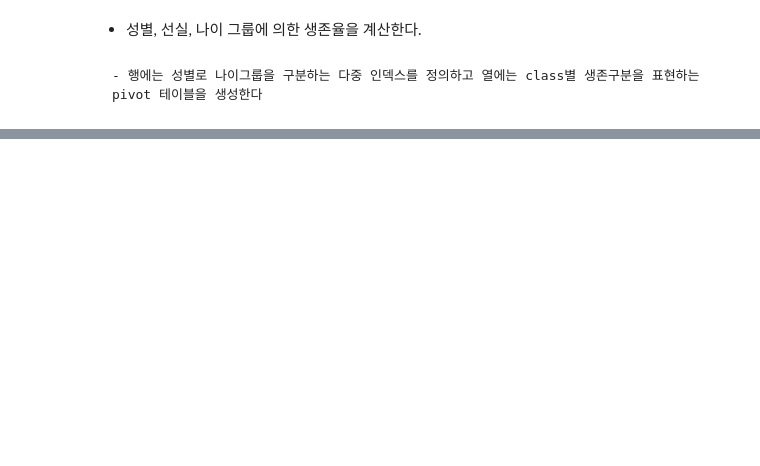
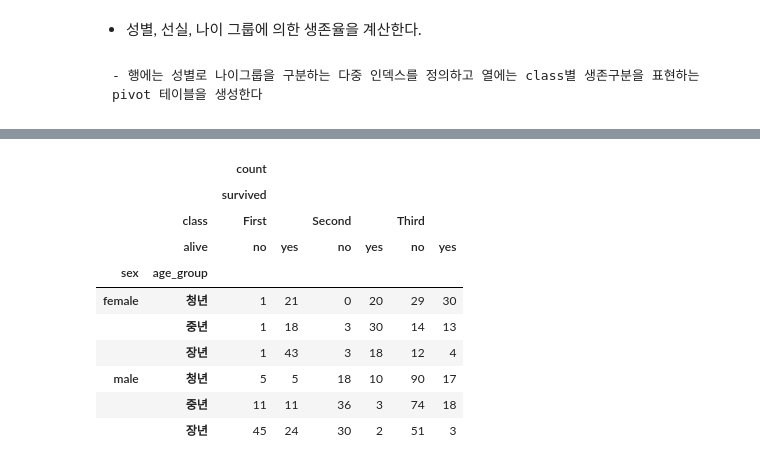
Before and after one commit to jun-young000/pandas, a Jupyter notebook: source_code/문제 6. 피봇테이블 및 그룹연산 연습문제.ipynb, the cells around one changed output, grey strips where cells are left out. Drawn from its saved outputs; the diff is of its cells as text; code cells hidden in the pictures; blank space fills up the shorter version.

```diff
--- a/source_code/문제 6. 피봇테이블 및 그룹연산 연습문제.ipynb
+++ b/source_code/문제 6. 피봇테이블 및 그룹연산 연습문제.ipynb
@@ -284,5 +292,2 @@ titanic = sns.load_dataset("titanic")
-# %%
-# qcut 명령으로 세 개의 나이 그룹['청년','중년','장년']의 범주형 값을 만들어  age_group 열을 생성한다
-titanic['age_group'] =
 # %% [markdown]
 ![image.png](attachment:image.png)
@@ -295,0 +294,5 @@ titanic.head()
+# %%
+# qcut 명령으로 세 개의 나이 그룹['청년','중년','장년']의 범주형 값을 만들어  age_group 열을 생성한다
+titanic['age_group'] = pd.qcut(titanic.age,q=3,labels=['청년','중년','장년'])
+
+titanic.head()
@@ -306,3 +316,24 @@ titanic_df
+# %%
+# 피봇 테이블 생성
+
+# titanic_df=titanic.pivot_table(index=["sex","age_group"],columns=["class","alive"],values=["survived"],aggfunc=["count"])
+# titanic_df
+
+
+titanic_df=titanic.pivot_table(index=["sex","age_group"],columns=["class","alive"],values=["survived"],aggfunc=["count"])
+titanic_df
+# %% [output]
+|  |  | count |  |  |  |  |  |
+|  |  | survived |  |  |  |  |  |
+|  | class | First |  | Second |  | Third |  |
+|  | alive | no | yes | no | yes | no | yes |
+| sex | age_group |  |  |  |  |  |  |
+| female | 청년 | 1 | 21 | 0 | 20 | 29 | 30 |
+|  | 중년 | 1 | 18 | 3 | 30 | 14 | 13 |
+|  | 장년 | 1 | 43 | 3 | 18 | 12 | 4 |
+| male | 청년 | 5 | 5 | 18 | 10 | 90 | 17 |
+|  | 중년 | 11 | 11 | 36 | 3 | 74 | 18 |
+|  | 장년 | 45 | 24 | 30 | 2 | 51 | 3 |
 # %%
 # First 선실의 성별로 age_group의 인원 계산 코드
 # First 선실의 청년 중년 장년의 각 인원수는 22,19,44 명임
```
Also changed, not shown: parts of 13 cells of this notebook.
